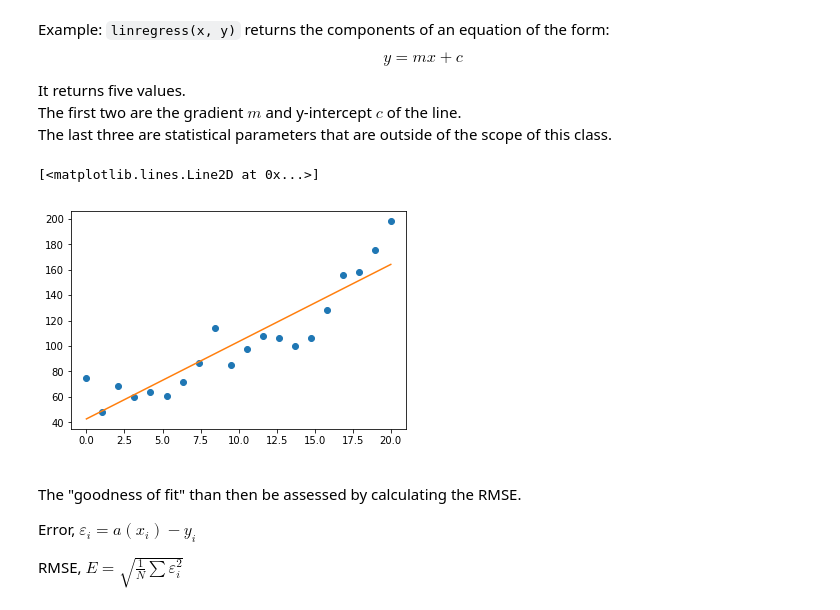
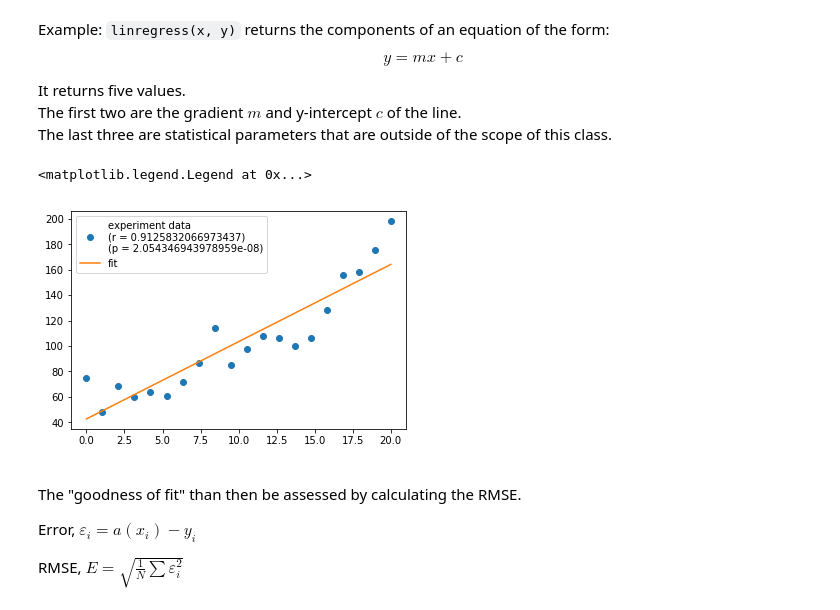
Before and after one commit to AyTanase/ILAS-, a Jupyter notebook: 7_Numerical_computation_with_Numpy.ipynb, the cells around one changed output. Drawn from its saved outputs; the diff is of its cells as text; code cells hidden in the pictures.

```diff
--- a/7_Numerical_computation_with_Numpy.ipynb
+++ b/7_Numerical_computation_with_Numpy.ipynb
@@ -2018,16 +2038,18 @@ It returns five values.
 # %%
 m, c, r_value, p_value, std_err = linregress(x, y)
 
 yfit = float(m) * x + c
 
 # plot a scatter plot by setting 'o' as the marker
-plt.plot(x, y, 'o', label=f'experiment data(r = {r_value}, p = {p_value})')
+plt.plot(x, y, 'o', label=f'experiment data\n(r = {r_value})\n(p = {p_value})')
 
 # plot the fitted linear function
 plt.plot(x, yfit, label='fit')
+
+plt.legend(loc="best")
 # %% [output]
-[<matplotlib.lines.Line2D at 0x...>]
+<matplotlib.legend.Legend at 0x...>
-[figure, old version]
+[figure, new version]
 # %% [markdown]
 <a id='RMSE'></a>
 
```
Also changed, not shown: parts of 21 cells of this notebook.
